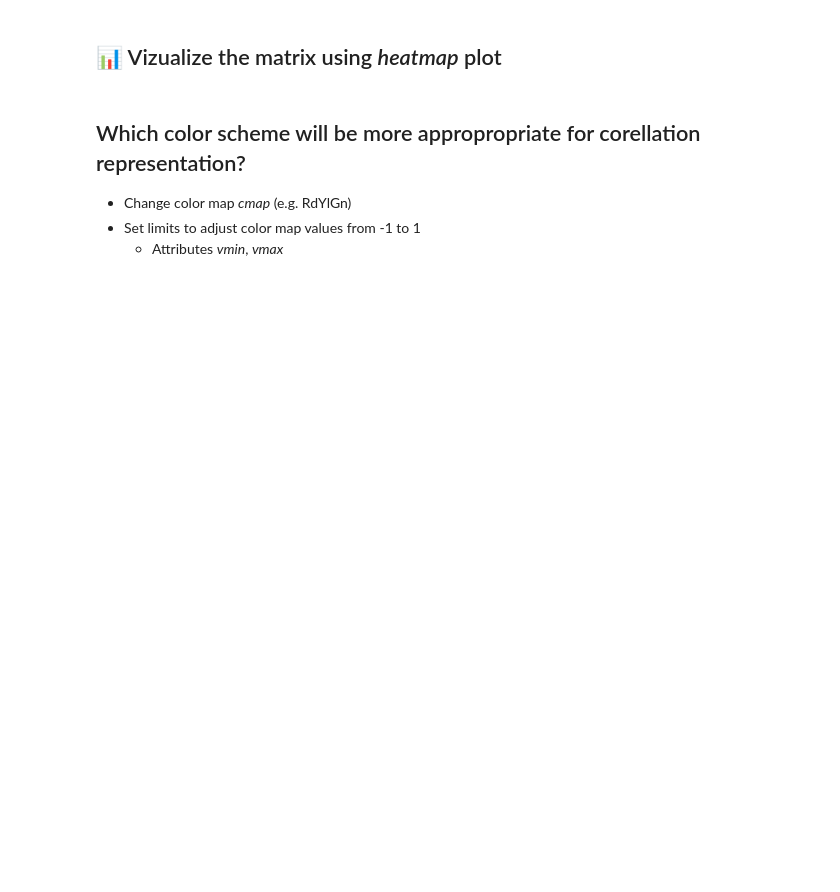
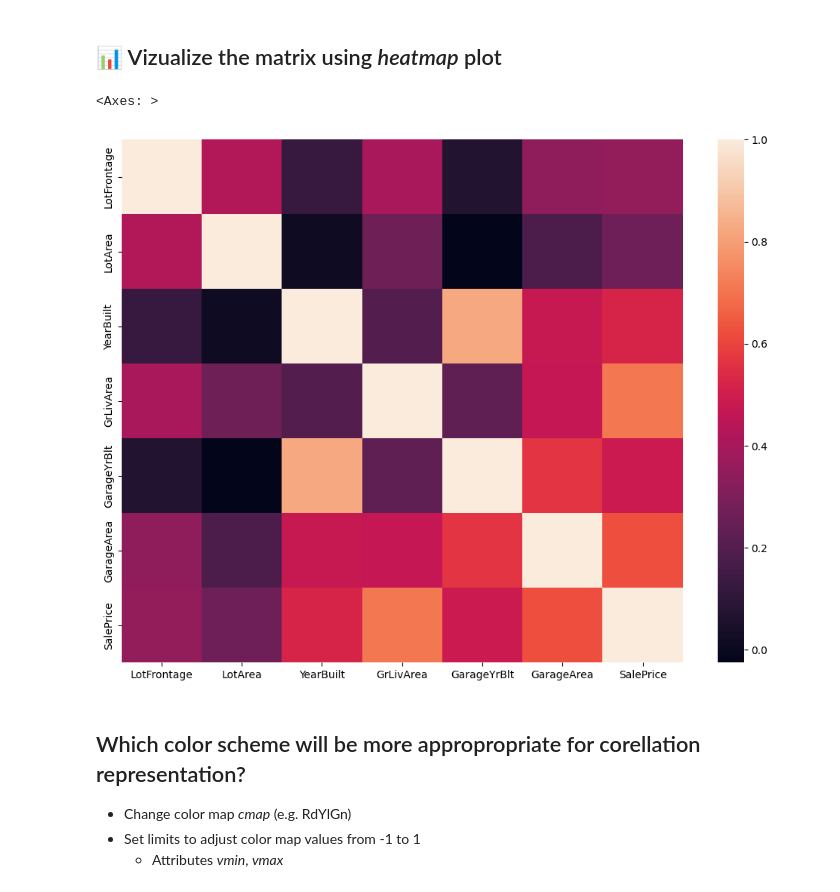
Before and after one commit to deenyse/VSB_ZSU, a Jupyter notebook: fml_03.ipynb, the cells around one changed output. Saved outputs shown, nothing was run; the diff lists cells and outputs as text; code cells hidden in the pictures; blank space fills up the shorter version.

```diff
--- a/fml_03.ipynb
+++ b/fml_03.ipynb
@@ -196,3 +198,9 @@ fig.tight_layout()
 * Select columns first
 
 > ['LotFrontage', 'LotArea', 'YearBuilt', 'GrLivArea', 'GarageYrBlt', 'GarageArea', 'SalePrice']
+# %%
+selected_cols = ['LotFrontage', 'LotArea', 'YearBuilt', 'GrLivArea', 'GarageYrBlt', 'GarageArea', 'SalePrice']
+
+corr_matrix = df[selected_cols].corr()
+
+corr_matrix
@@ -200,6 +217,10 @@ fig.tight_layout()
 ## 📊 Vizualize the matrix using *heatmap* plot
 # %%
 plt.figure(figsize=(12, 9))
+sns.heatmap(corr_matrix)
+# %% [output]
+<Axes: >
+[figure, added]
 # %% [markdown]
 ## Which color scheme will be more appropropriate for corellation representation?
 - Change color map *cmap* (e.g. RdYlGn)
```
Also changed, not shown: parts of 7 cells of this notebook.
